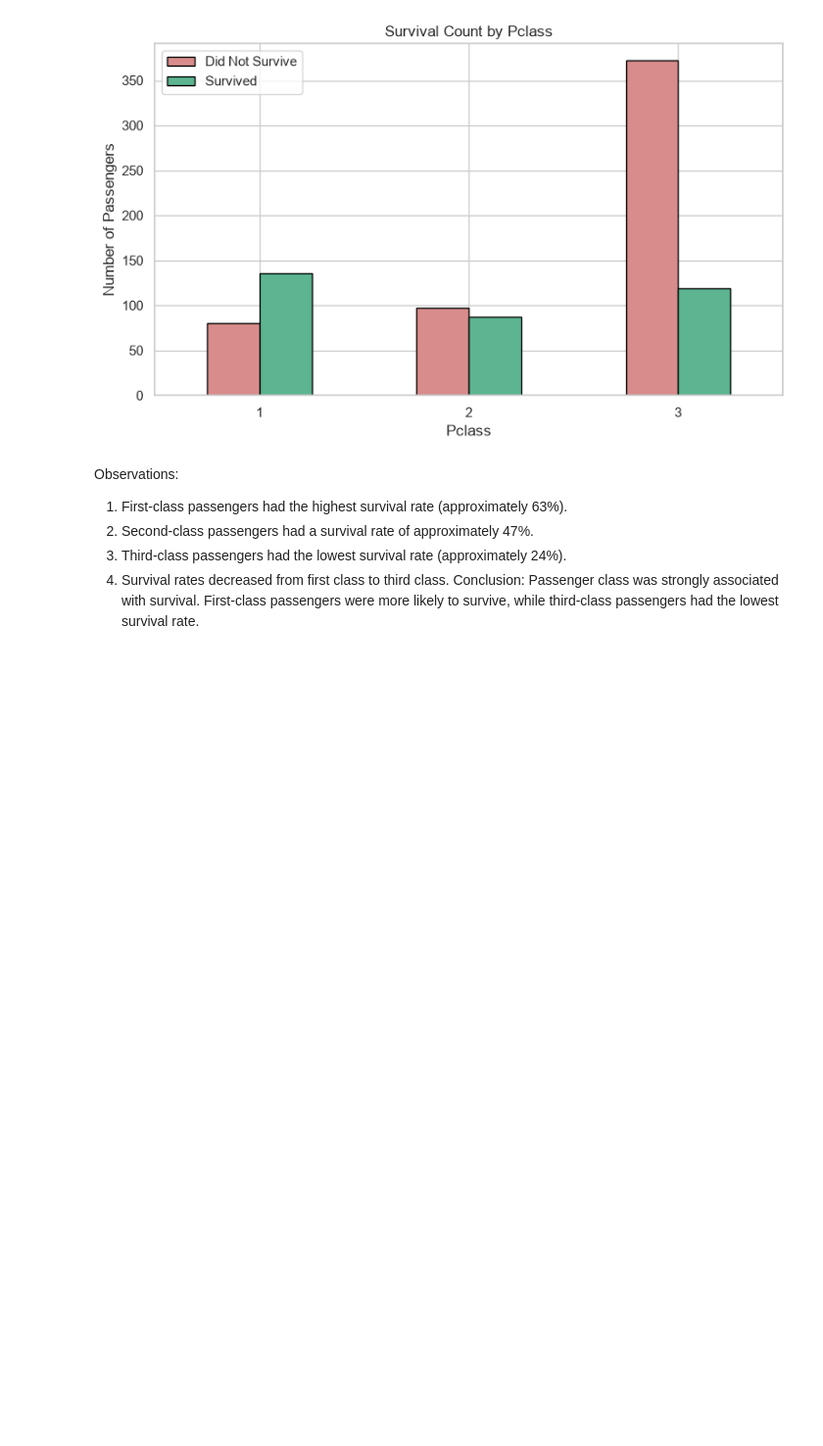
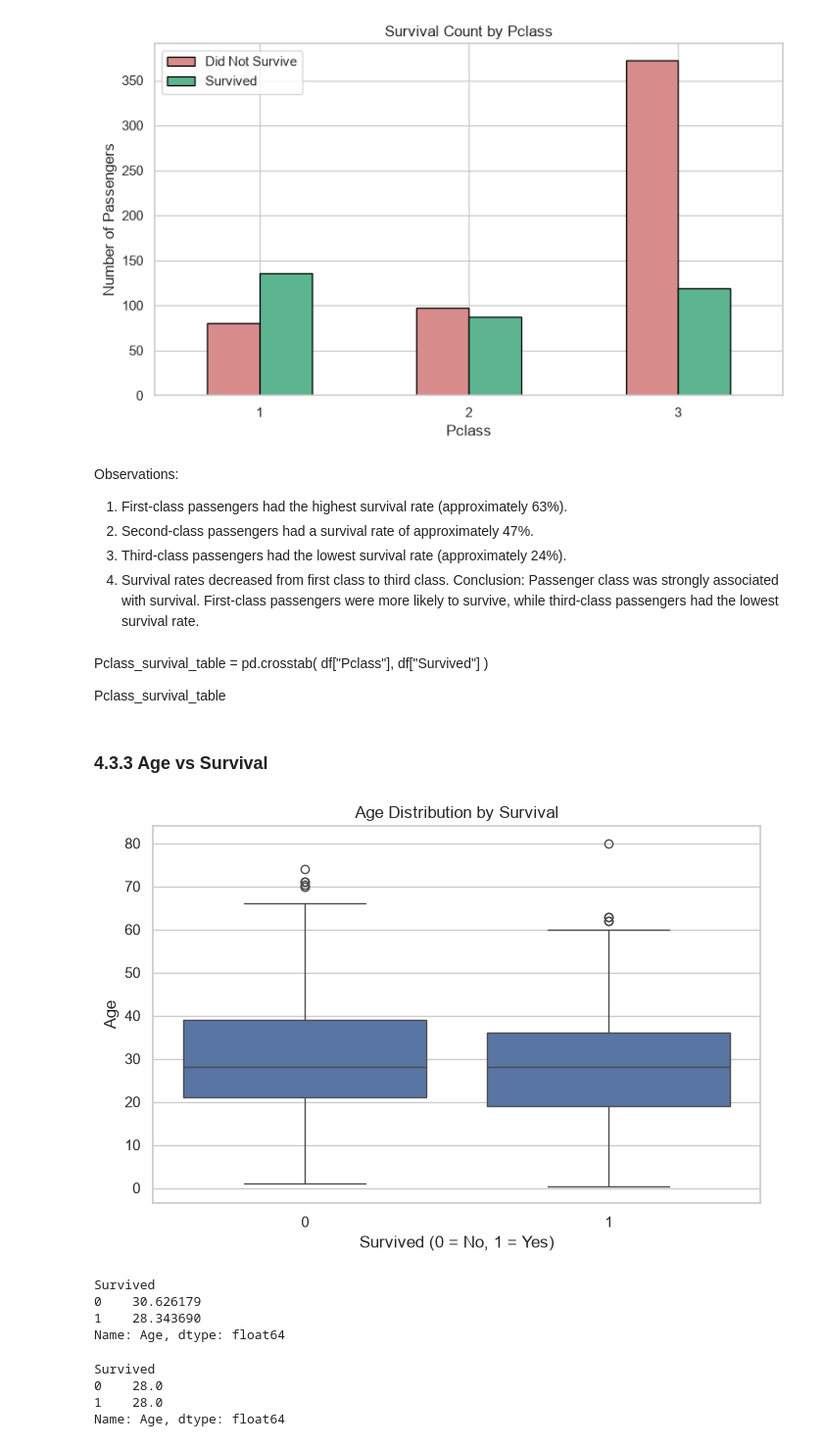
Before and after one commit to ansxka-codes/titanic-eda, a Jupyter notebook: titanic-eda/titanic_eda.ipynb, the cells around one changed output. Shown at 98% size. Cells and saved outputs as stored; diff of their text form; code cells hidden in the pictures; blank space fills up the shorter version.

```diff
--- a/titanic-eda/titanic_eda.ipynb
+++ b/titanic-eda/titanic_eda.ipynb
@@ -421,3 +421,34 @@ Observations:
 3. Third-class passengers had the lowest survival rate (approximately 24%).
 4. Survival rates decreased from first class to third class.
 Conclusion: Passenger class was strongly associated with survival. First-class passengers were more likely to survive, while third-class passengers had the lowest survival rate.
+# %% [markdown]
+Pclass_survival_table = pd.crosstab(
+    df["Pclass"],
+    df["Survived"]
+)
+
+Pclass_survival_table
+# %% [markdown]
+### 4.3.3 Age vs Survival
+# %%
+sns.boxplot(x="Survived", y="Age", data=df)
+plt.title("Age Distribution by Survival")
+plt.xlabel("Survived (0 = No, 1 = Yes)")
+plt.ylabel("Age")
+plt.show()
+# %% [output]
+[figure, added]
+# %%
+df.groupby("Survived")["Age"].mean()
+# %% [output]
+Survived
+0    30.626179
+1    28.343690
+Name: Age, dtype: float64
+# %%
+df.groupby("Survived")["Age"].median()
+# %% [output]
+Survived
+0    28.0
+1    28.0
+Name: Age, dtype: float64
```
Also changed, not shown: parts of 35 cells of this notebook.
